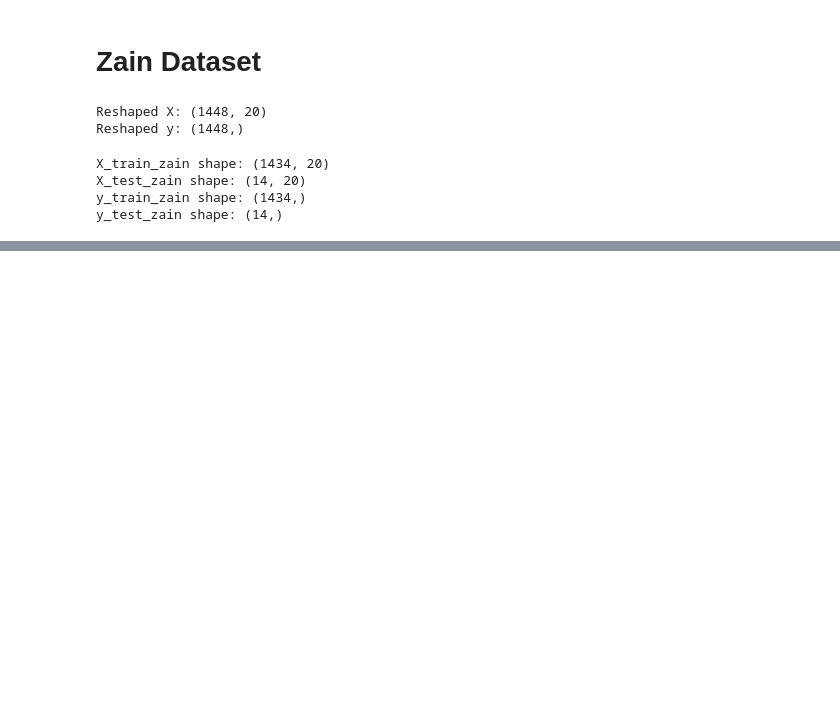
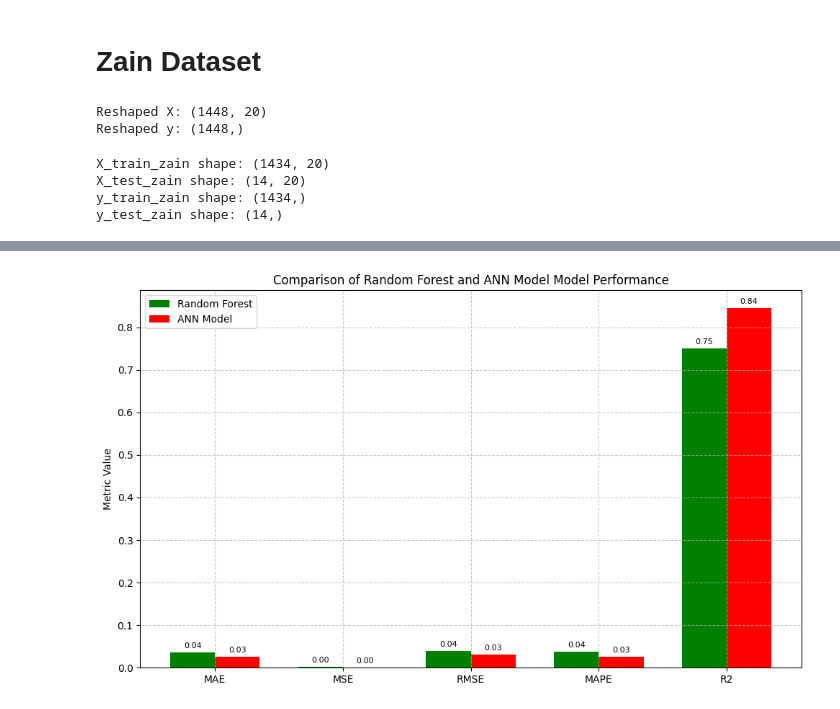
Before and after one commit to aswink71/Time-Series-Project, a Jupyter notebook: Multivaiate_analysis.ipynb, the cells around one changed output, grey strips where cells are left out. Saved outputs shown, nothing was run; the diff lists cells and outputs as text; code cells hidden in the pictures; blank space fills up the shorter version.

```diff
--- a/Multivaiate_analysis.ipynb
+++ b/Multivaiate_analysis.ipynb
@@ -1028,0 +1162,8 @@ y_test_zain shape: (14,)
+# %%
+plot_model_metrics_comparison(
+    y_test=y_test_zain,
+    tst_prd_dt=y_predict_rf_zain,
+    test_pred_cnn=pd_zain_tst,
+    model_names=['Random Forest', 'ANN Model'])
+# %% [output]
+[figure, added]
```
Also changed, not shown: parts of 34 cells of this notebook.
